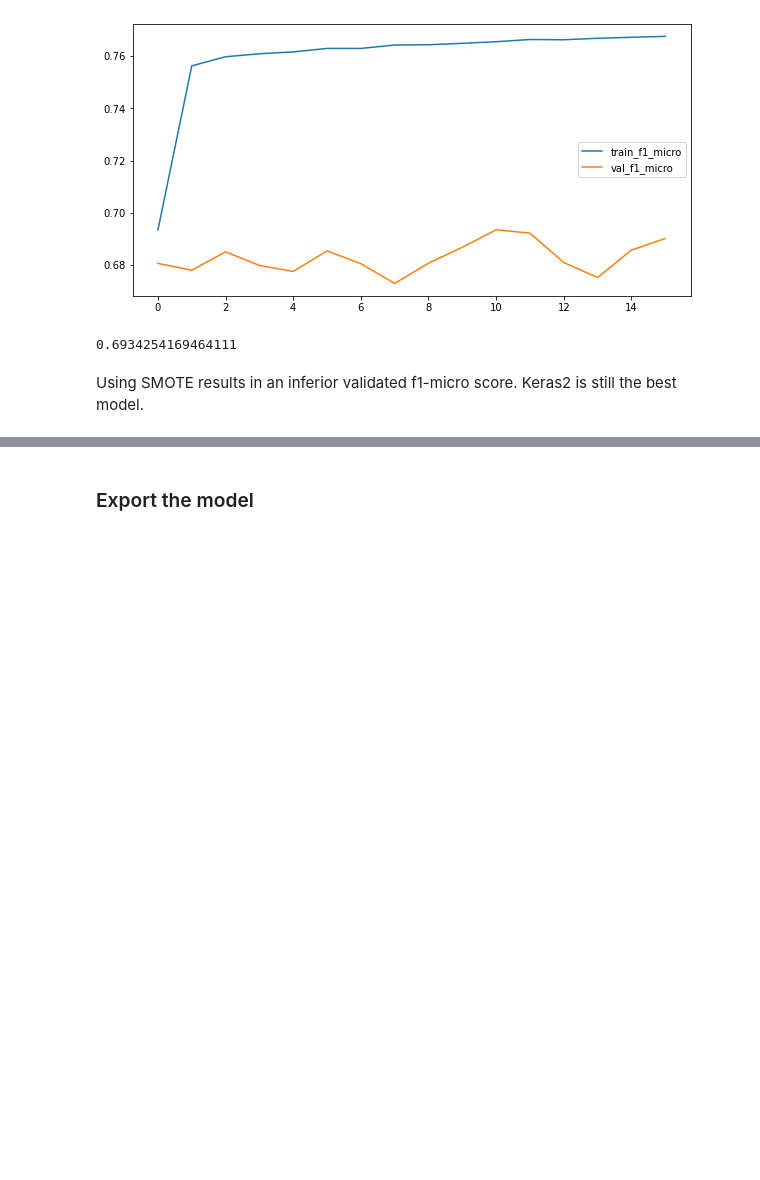
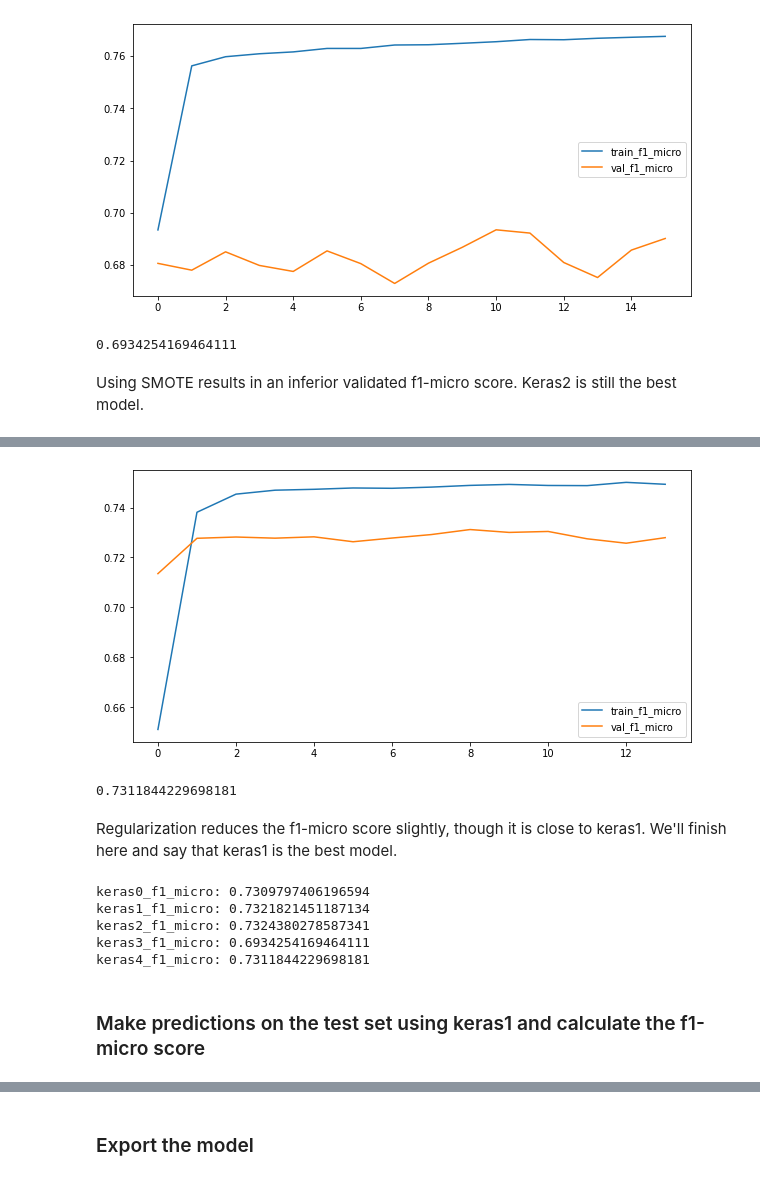
Before and after one commit to fivearm/Capstone_Repo, a Jupyter notebook: 09_Neural_Network.ipynb, the cells around one changed output, grey strips where cells are left out. Cells and saved outputs as stored; diff of their text form; code cells hidden in the pictures; blank space fills up the shorter version.

```diff
--- a/09_Neural Network.ipynb
+++ b/09_Neural_Network.ipynb
@@ -307,0 +315,12 @@ Using SMOTE results in an inferior validated f1-micro score.  Keras2 is still th
+# %%
+keras4 = Sequential()
+keras4.add(Dense(64, input_dim=X_pure_train.shape[1], activation='relu'))
+keras4.add(Dense(32, activation='relu', kernel_regularizer=l2(l2=.001)))
+keras4.add(Dense(16, activation='relu', kernel_regularizer=l2(l2=.001)))
+keras4.add(Dense(8, activation='relu', kernel_regularizer=l2(l2=.001)))
+keras4.add(Dense(3, activation='softmax'))
+
+keras4.compile(loss='categorical_crossentropy', optimizer='adam', metrics=metric)
+# %%
+results = keras4.fit(X_pure_train, y_pure_train_ohe, epochs=50, batch_size=1000,
+                     validation_data=(X_val, y_val_ohe), callbacks=[early_stop])
@@ -308 +345,31 @@ Using SMOTE results in an inferior validated f1-micro score.  Keras2 is still th
+# %%
+train_f1_micro = results.history['f1_score']
+val_f1_micro = results.history['val_f1_score']
+
+fig, ax = plt.subplots(figsize=(10,5))
+sns.lineplot(x=results.epoch, y=train_f1_micro, ax=ax, label='train_f1_micro')
+sns.lineplot(x=results.epoch, y=val_f1_micro, ax=ax, label='val_f1_micro');
+# %% [output]
+[figure, added]
+# %%
+keras4_f1_micro = np.max(val_f1_micro)
+keras4_f1_micro
+# %% [output]
+0.7311844229698181
+# %% [markdown]
+Regularization reduces the f1-micro score slightly, though it is close to keras1.  We'll finish here and say that keras1 is the best model.
+# %%
+print(f'keras0_f1_micro: {keras0_f1_micro}')
+print(f'keras1_f1_micro: {keras1_f1_micro}')
+print(f'keras2_f1_micro: {keras2_f1_micro}')
+print(f'keras3_f1_micro: {keras3_f1_micro}')
+print(f'keras4_f1_micro: {keras4_f1_micro}')
+# %% [output]
+keras0_f1_micro: 0.7309797406196594
+keras1_f1_micro: 0.7321821451187134
+keras2_f1_micro: 0.7324380278587341
+keras3_f1_micro: 0.6934254169464111
+keras4_f1_micro: 0.7311844229698181
+# %% [markdown]
+### Make predictions on the test set using keras1 and calculate the f1-micro score
 # %%
```
Also changed, not shown: parts of 51 cells of this notebook.
